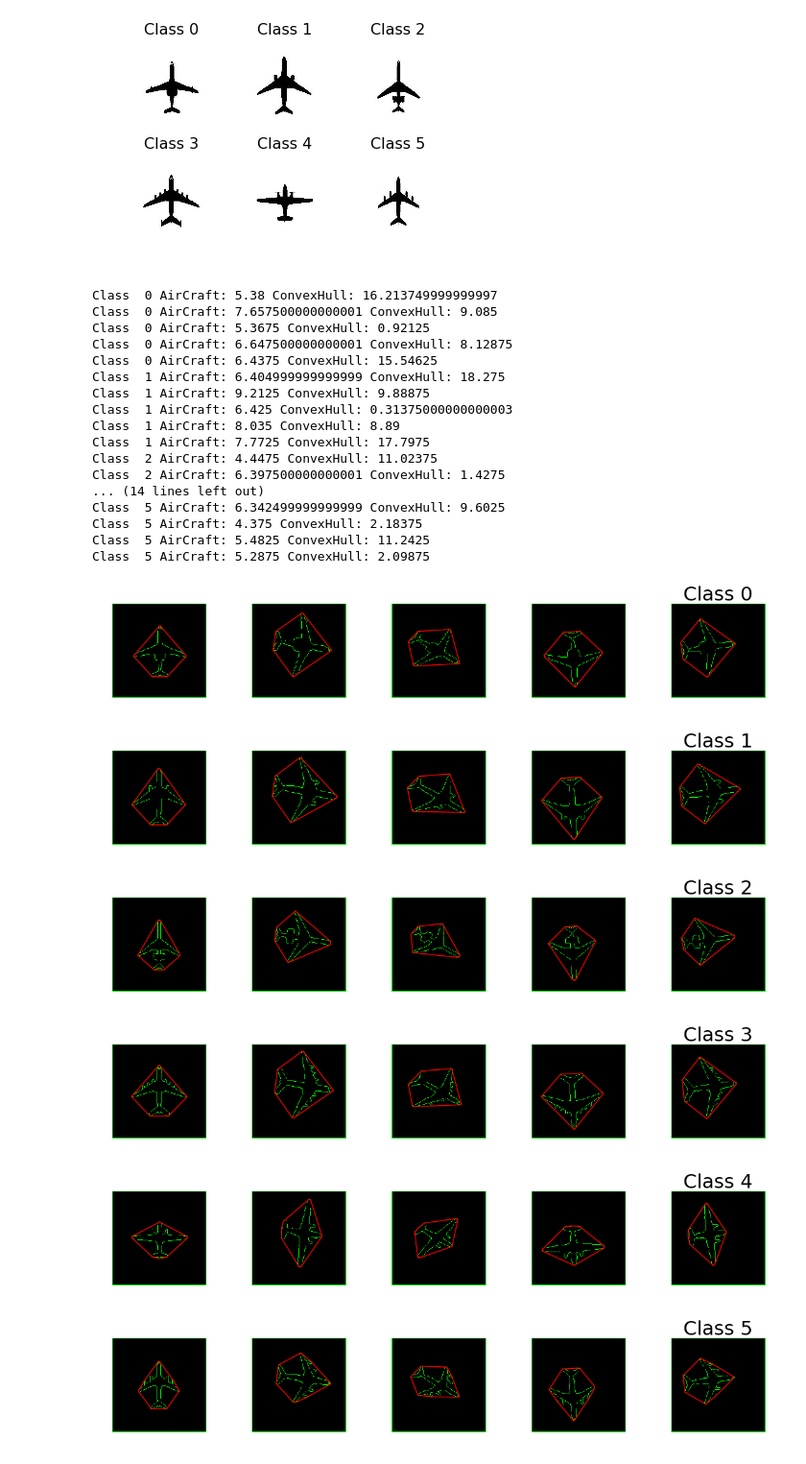
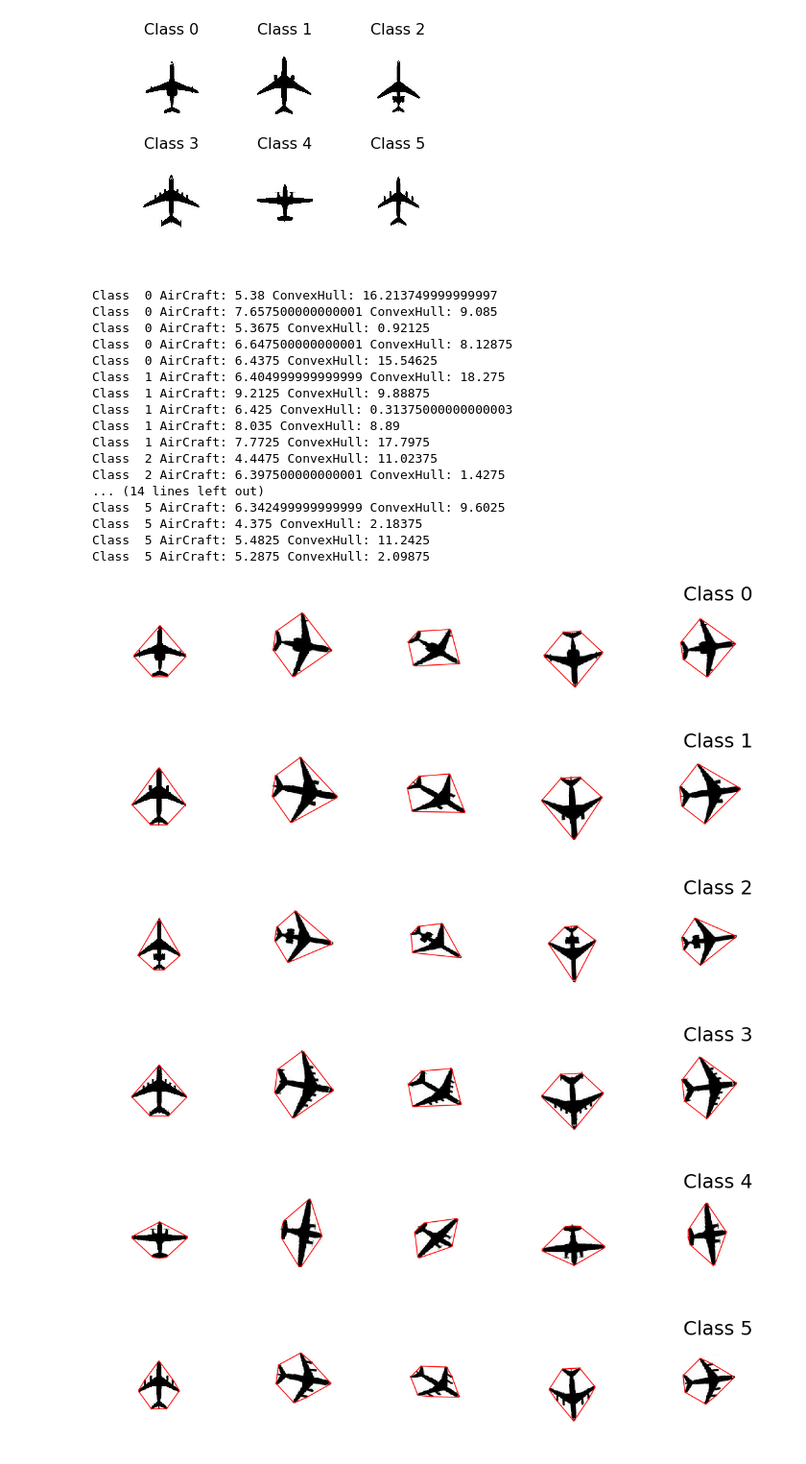
Before and after one commit to Brenocq/ClassyConvexity, a Jupyter notebook: src/Feature Extraction.ipynb, the cells around one changed output. Shown: that part at 96% size. Drawn from its saved outputs; the diff is of its cells as text; code cells hidden in the pictures.

```diff
--- a/src/Feature Extraction.ipynb
+++ b/src/Feature Extraction.ipynb
@@ -131,16 +134,13 @@ for classNumber in range(0, 6):
         # draw contours and hull points, and find convexity defects
         for i in range(len(contours)):
             color_contours = (0, 255, 0) # green - color for contours
-            color = (255, 0, 0) # blue - color for convex hull
-            # draw ith contour
+            color = (0, 0, 255) # blue - color for convex hull
             cv2.drawContours(drawing, contours, i, color_contours, 1, 8, hierarchy)
-            # draw ith convex hull object
-            #cv2.drawContours(drawing, hull, i, color, 1, 8)
 
         #----------- Show data -----------#
         plt.subplot(6, qtyTrainData, trainDataNumber+1)
         showConvexHull(hull, classNumber)
-        plt.imshow(drawing) # Uncommment this line to see the plane img
+        plt.imshow(img) # Uncommment this line to see the plane img
         plt.axis("off")
 
         #----------- Calculate areas -----------#
@@ -149,36 +149,36 @@ for classNumber in range(0, 6):
         areaConvexhull = calcAreaConvexhull(hull)
 
         print("Class ", classNumber, "AirCraft:", areaAircraft, "ConvexHull:", areaConvexhull)
         #----------- Update output file -----------#
         row = [str(classNumber), str(areaAircraft), str(areaConvexhull)]
         with open('trainData.csv', 'a') as csvFile:
             writer = csv.writer(csvFile)
             writer.writerow(row)
 
     plt.title("Class " + str(classNumber), fontsize=32)
 
 csvFile.close()
 # %% [output]
 Class  0 AirCraft: 5.38 ConvexHull: 16.213749999999997
 Class  0 AirCraft: 7.657500000000001 ConvexHull: 9.085
 Class  0 AirCraft: 5.3675 ConvexHull: 0.92125
 Class  0 AirCraft: 6.647500000000001 ConvexHull: 8.12875
 Class  0 AirCraft: 6.4375 ConvexHull: 15.54625
 Class  1 AirCraft: 6.404999999999999 ConvexHull: 18.275
 Class  1 AirCraft: 9.2125 ConvexHull: 9.88875
 Class  1 AirCraft: 6.425 ConvexHull: 0.31375000000000003
 Class  1 AirCraft: 8.035 ConvexHull: 8.89
 Class  1 AirCraft: 7.7725 ConvexHull: 17.7975
 Class  2 AirCraft: 4.4475 ConvexHull: 11.02375
 Class  2 AirCraft: 6.397500000000001 ConvexHull: 1.4275
 ... (14 lines left out)
 Class  5 AirCraft: 6.342499999999999 ConvexHull: 9.6025
 Class  5 AirCraft: 4.375 ConvexHull: 2.18375
 Class  5 AirCraft: 5.4825 ConvexHull: 11.2425
 Class  5 AirCraft: 5.2875 ConvexHull: 2.09875
-[figure, old version]
+[figure, new version]
-[figure, old version]
+[figure, new version]
-[figure, old version]
+[figure, new version]
-[figure, old version]
+[figure, new version]
-[figure, old version]
+[figure, new version]
-[figure, old version]
+[figure, new version]
```
Also changed, not shown: parts of 1 cell of this notebook.
